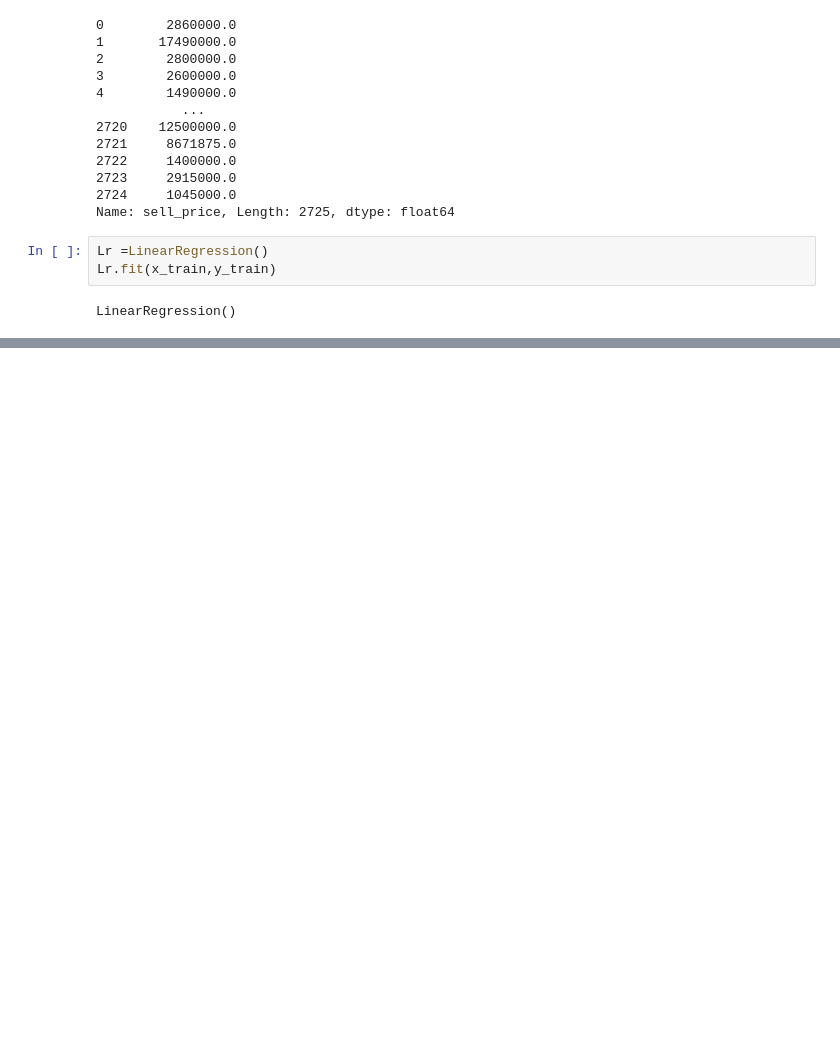
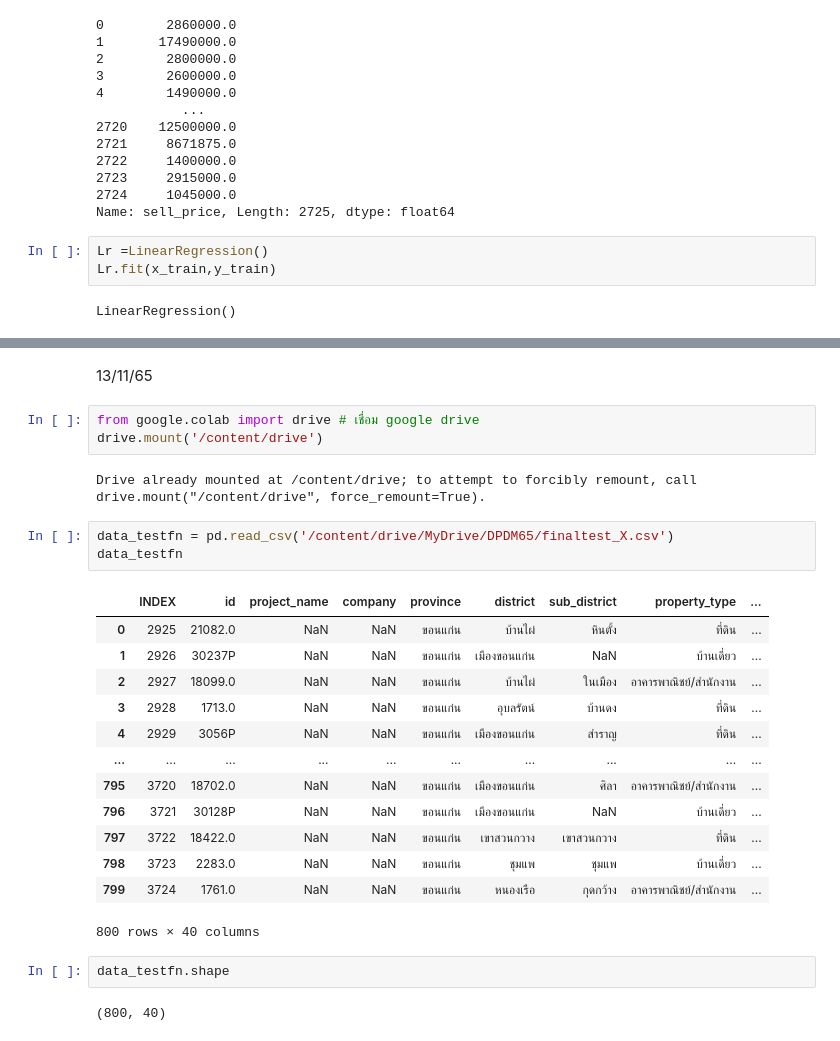
Before and after one commit to Phruetti/DPDM65, a Jupyter notebook: final-1.ipynb, the cells around one changed output, grey strips where cells are left out. Drawn from its saved outputs; the diff is of its cells as text; blank space fills up the shorter version.

```diff
--- a/final-1.ipynb
+++ b/final-1.ipynb
@@ -391,0 +370,28 @@ Name: predicted, Length: 200, dtype: float64
+# %% [markdown]
+13/11/65
+# %%
+from google.colab import drive # เชื่อม google drive
+drive.mount('/content/drive')
+# %% [output]
+Drive already mounted at /content/drive; to attempt to forcibly remount, call drive.mount("/content/drive", force_remount=True).
+# %%
+data_testfn = pd.read_csv('/content/drive/MyDrive/DPDM65/finaltest_X.csv')
+data_testfn
+# %% [output]
+|  | INDEX | id | project_name | company | province | district | sub_district | property_type | ... |
+| 0 | 2925 | 21082.0 | NaN | NaN | ขอนแก่น | บ้านไผ่ | หินตั้ง | ที่ดิน | ... |
+| 1 | 2926 | 30237P | NaN | NaN | ขอนแก่น | เมืองขอนแก่น | NaN | บ้านเดี่ยว | ... |
+| 2 | 2927 | 18099.0 | NaN | NaN | ขอนแก่น | บ้านไผ่ | ในเมือง | อาคารพาณิชย์/สำนักงาน | ... |
+| 3 | 2928 | 1713.0 | NaN | NaN | ขอนแก่น | อุบลรัตน์ | บ้านดง | ที่ดิน | ... |
+| 4 | 2929 | 3056P | NaN | NaN | ขอนแก่น | เมืองขอนแก่น | สำราญ | ที่ดิน | ... |
+| ... | ... | ... | ... | ... | ... | ... | ... | ... | ... |
+| 795 | 3720 | 18702.0 | NaN | NaN | ขอนแก่น | เมืองขอนแก่น | ศิลา | อาคารพาณิชย์/สำนักงาน | ... |
+| 796 | 3721 | 30128P | NaN | NaN | ขอนแก่น | เมืองขอนแก่น | NaN | บ้านเดี่ยว | ... |
+| 797 | 3722 | 18422.0 | NaN | NaN | ขอนแก่น | เขาสวนกวาง | เขาสวนกวาง | ที่ดิน | ... |
+| 798 | 3723 | 2283.0 | NaN | NaN | ขอนแก่น | ชุมแพ | ชุมแพ | บ้านเดี่ยว | ... |
+| 799 | 3724 | 1761.0 | NaN | NaN | ขอนแก่น | หนองเรือ | กุดกว้าง | อาคารพาณิชย์/สำนักงาน | ... |
+800 rows × 40 columns
+# %%
+data_testfn.shape
+# %% [output]
+(800, 40)
```
Also changed, not shown: parts of 23 cells of this notebook.
